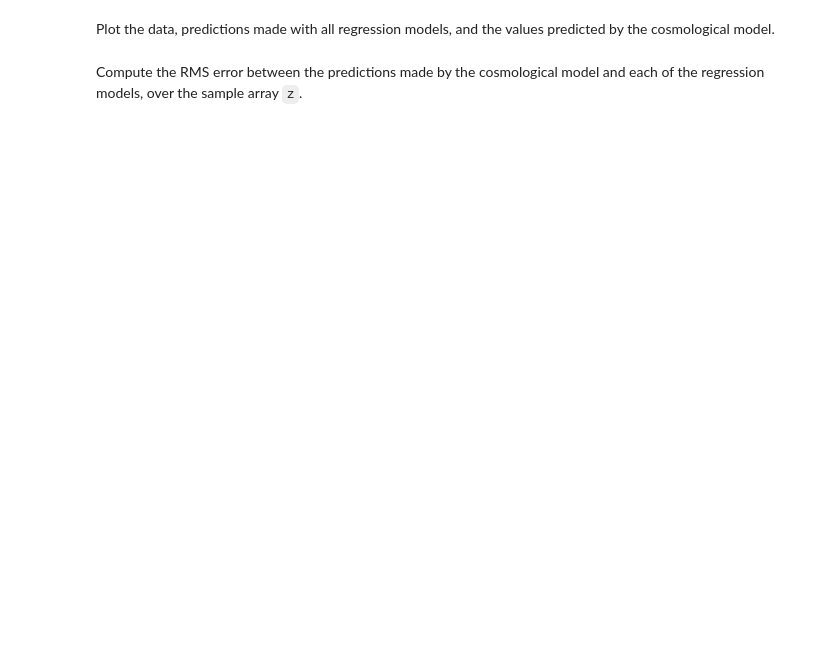
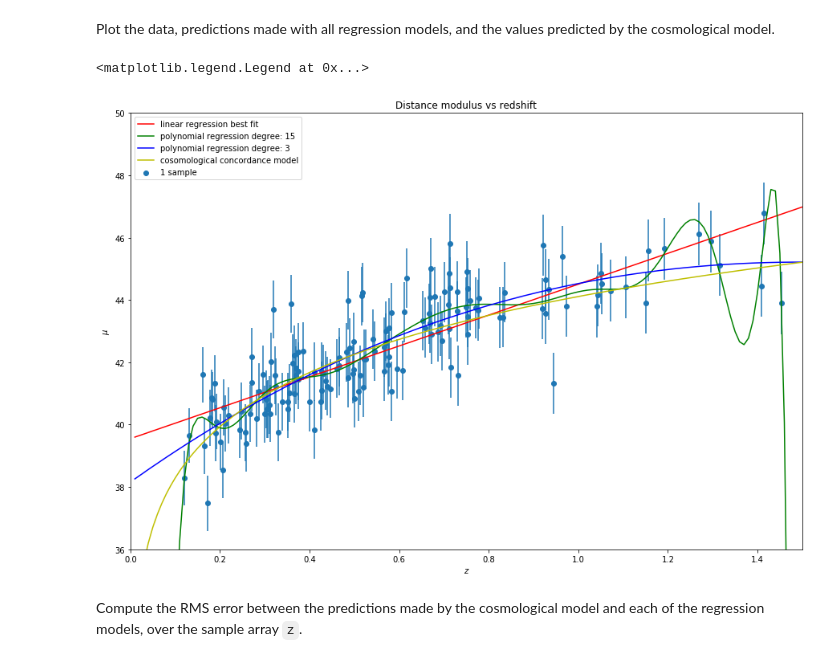
Before and after one commit to nishalad95/Machine_Learning_Big_Data, a Jupyter notebook: spce0038_coursework_NishaLad.ipynb, the cells around one changed output. Drawn from its saved outputs; the diff is of its cells as text; code cells hidden in the pictures; blank space fills up the shorter version.

```diff
--- a/spce0038_coursework_NishaLad.ipynb
+++ b/spce0038_coursework_NishaLad.ipynb
@@ -195,7 +195,8 @@ def predict_lin_reg(theta, x):
 # %% [markdown]
 Predict the distance modulus for a range of redshift values between 0.01 and 1.5 and plot the predicted curve overlayed on data (make a new plot; do not revise the plot above).  Call the variable used to store the predictions for your polynomial model `mu_pred_lin`.
 # %%
-z = np.linspace(0.01, 1.5, 1000)
+# z = np.linspace(0.01, 1.5, 1000)
+z = np.linspace(0.01, 1.5, 150)
 plot_dist_mod()
 # YOUR CODE HERE
 theta = compute_theta_lin_reg(z_sample, mu_sample)
@@ -365,3 +390,15 @@ raise NotImplementedError()
+# %%
+# YOUR CODE HERE
+
+plot_dist_mod()
+plt.plot(z, mu_pred_lin, "r-", label='linear regression best fit')
+plt.plot(z_new, mu_pred_poly, "g-", label='polynomial regression degree: 15')
+plt.plot(z_new, mu_pred_poly_improved, "b-", label='polynomial regression degree: 3')
+plt.plot(z_new, mu_cosmo, "y-", label='cosomological concordance model')
+plt.legend(loc='upper left')
+# %% [output]
+<matplotlib.legend.Legend at 0x...>
+[figure, added]
 # %% [markdown]
 Compute the RMS error between the predictions made by the cosmological model and each of the regression models, over the sample array `z`.
 # %%
```
Also changed, not shown: parts of 18 cells of this notebook.
